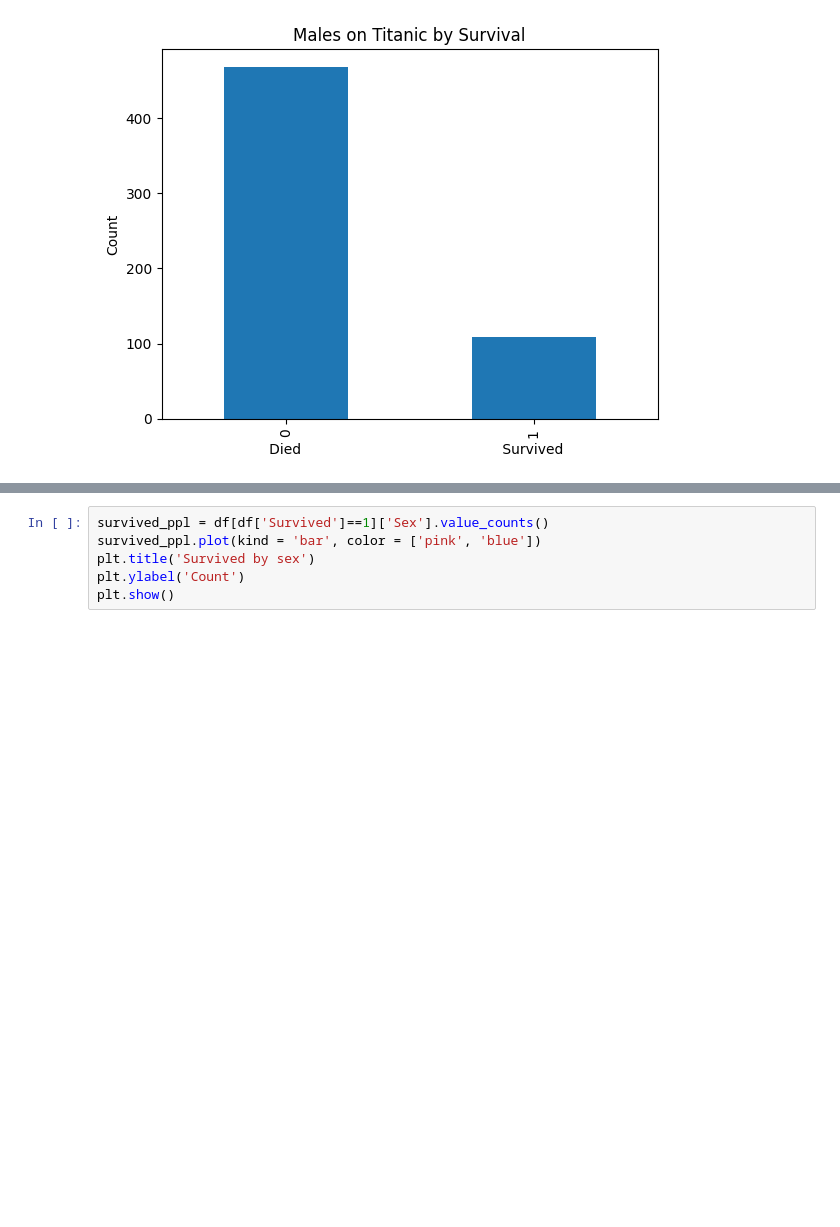
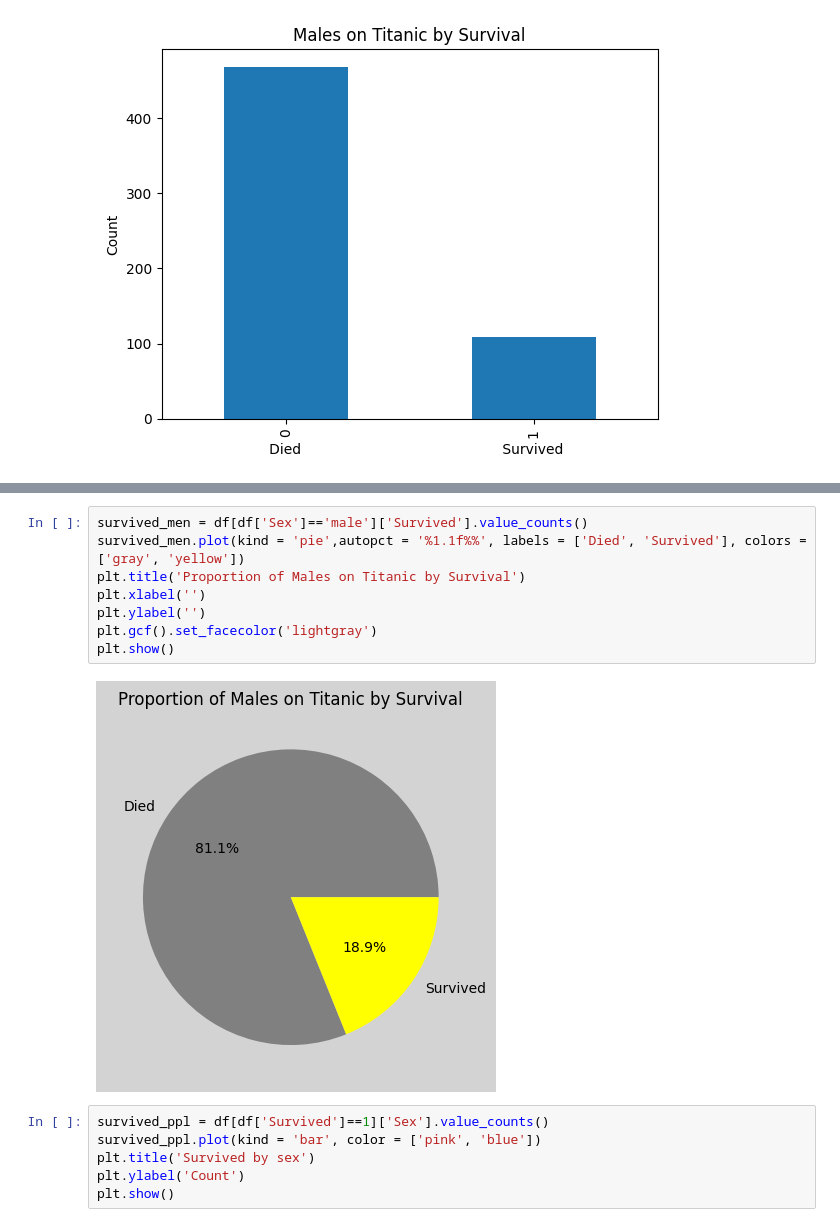
Before and after one commit to byambaa1982/python_cources_for_beginers, a Jupyter notebook: titanic_data_analysis/titanic_data_visualization.ipynb, the cells around one changed output, grey strips where cells are left out. Saved outputs shown, nothing was run; the diff lists cells and outputs as text; blank space fills up the shorter version.

```diff
--- a/titanic_data_analysis/titanic_data_visualization.ipynb
+++ b/titanic_data_analysis/titanic_data_visualization.ipynb
@@ -98,3 +106,13 @@ plt.show()
+# %%
+survived_men = df[df['Sex']=='male']['Survived'].value_counts()
+survived_men.plot(kind = 'pie',autopct = '%1.1f%%', labels = ['Died', 'Survived'], colors = ['gray', 'yellow'])
+plt.title('Proportion of Males on Titanic by Survival')
+plt.xlabel('')
+plt.ylabel('')
+plt.gcf().set_facecolor('lightgray')
+plt.show()
+# %% [output]
+[figure, added]
 # %%
 survived_ppl = df[df['Survived']==1]['Sex'].value_counts()
 survived_ppl.plot(kind = 'bar', color = ['pink', 'blue'])
```
Also changed, not shown: parts of 3 cells of this notebook.
